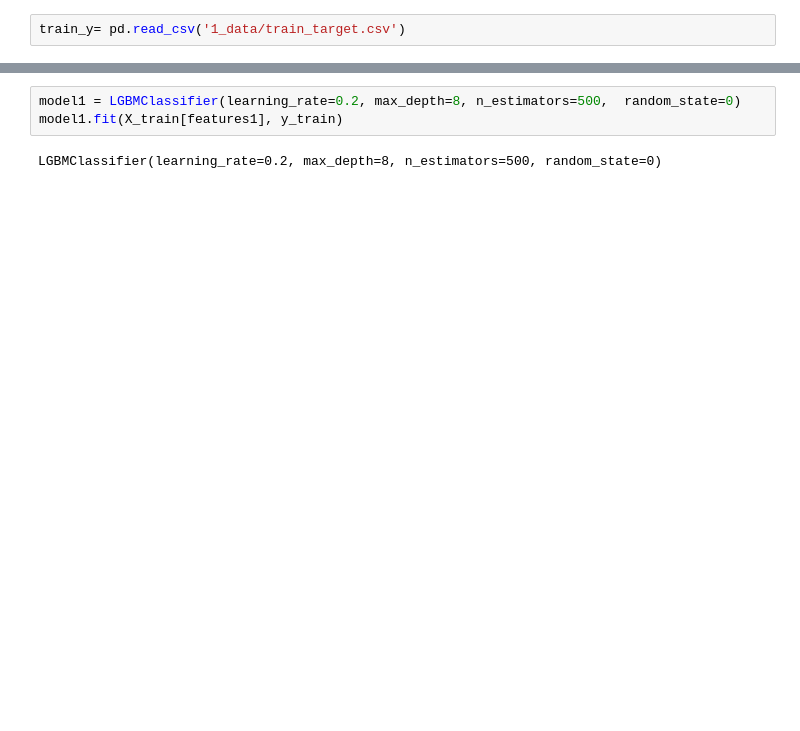
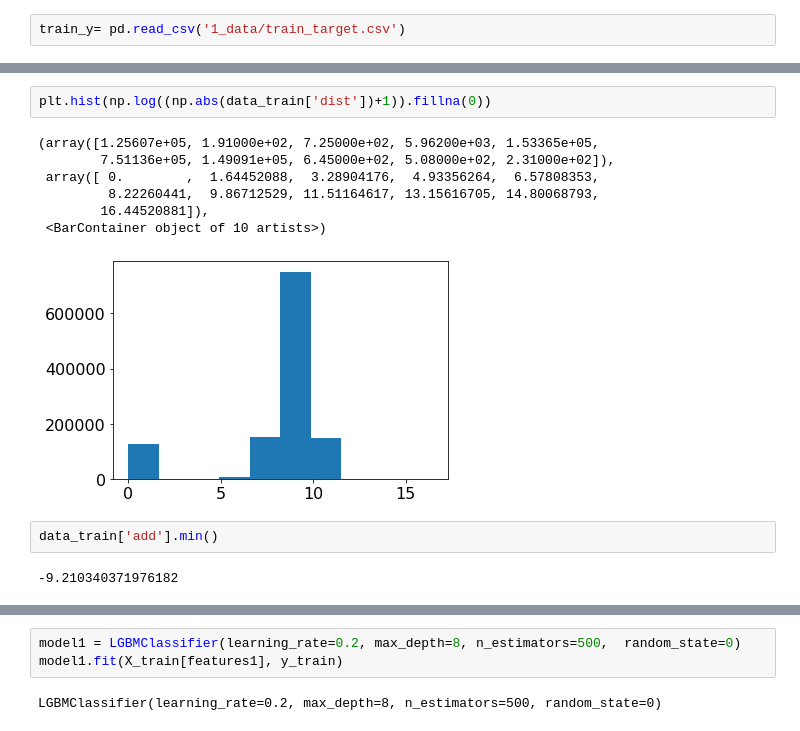
Before and after one commit to Shama09/files, a Jupyter notebook: ml2_hw2.ipynb, the cells around one changed output, grey strips where cells are left out. Drawn from its saved outputs; the diff is of its cells as text; blank space fills up the shorter version.

```diff
--- a/ml2_hw2.ipynb
+++ b/ml2_hw2.ipynb
@@ -167,0 +174,14 @@ features1 = ['dist', 'lat', 'lon', 'f1', 'f2', 'f3', 's1', 's2', 's3', 't1', 't2
+# %%
+plt.hist(np.log((np.abs(data_train['dist'])+1)).fillna(0))
+# %% [output]
+(array([1.25607e+05, 1.91000e+02, 7.25000e+02, 5.96200e+03, 1.53365e+05,
+        7.51136e+05, 1.49091e+05, 6.45000e+02, 5.08000e+02, 2.31000e+02]),
+ array([ 0.        ,  1.64452088,  3.28904176,  4.93356264,  6.57808353,
+         8.22260441,  9.86712529, 11.51164617, 13.15616705, 14.80068793,
+        16.44520881]),
+ <BarContainer object of 10 artists>)
+[figure, added]
+# %%
+data_train['add'].min()
+# %% [output]
+-9.210340371976182
```
Also changed, not shown: parts of 93 cells of this notebook.
